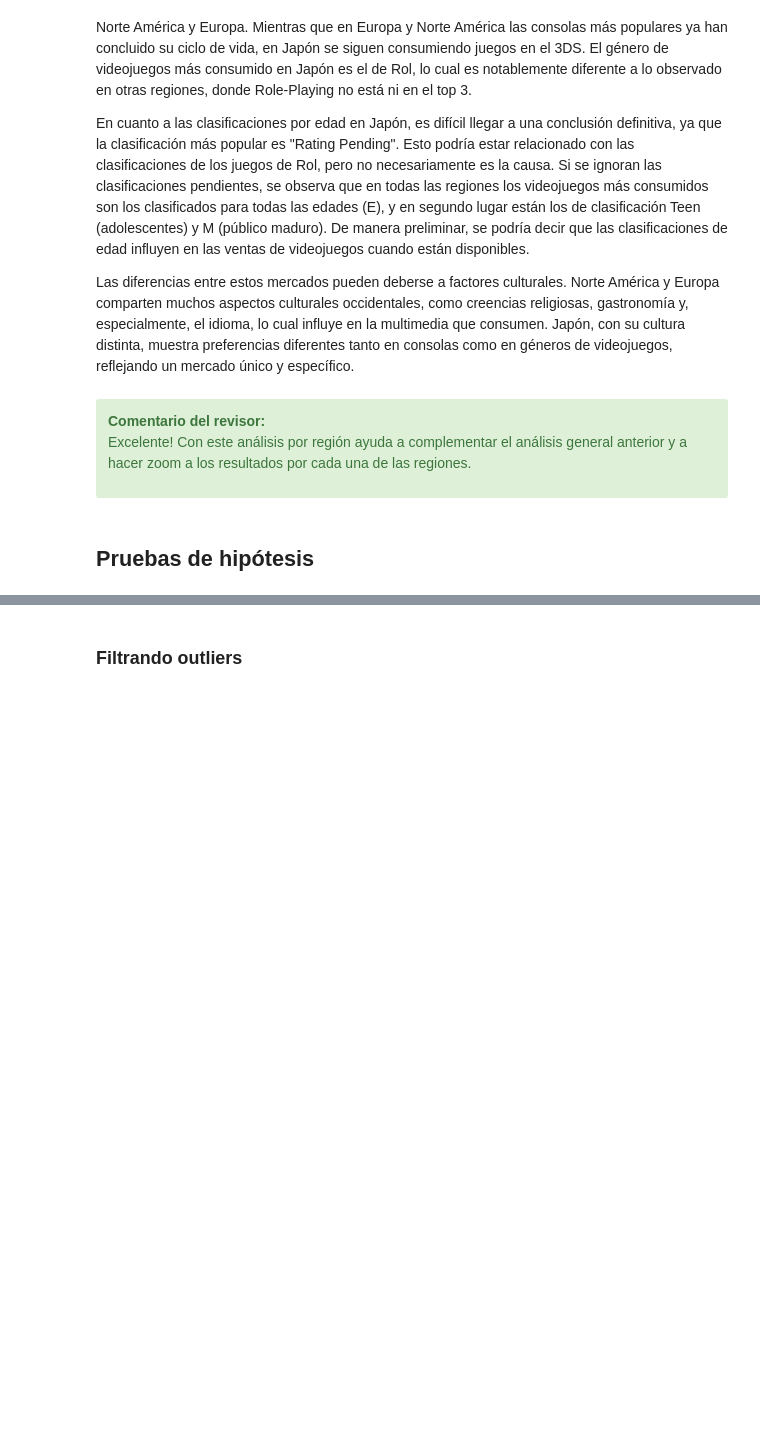
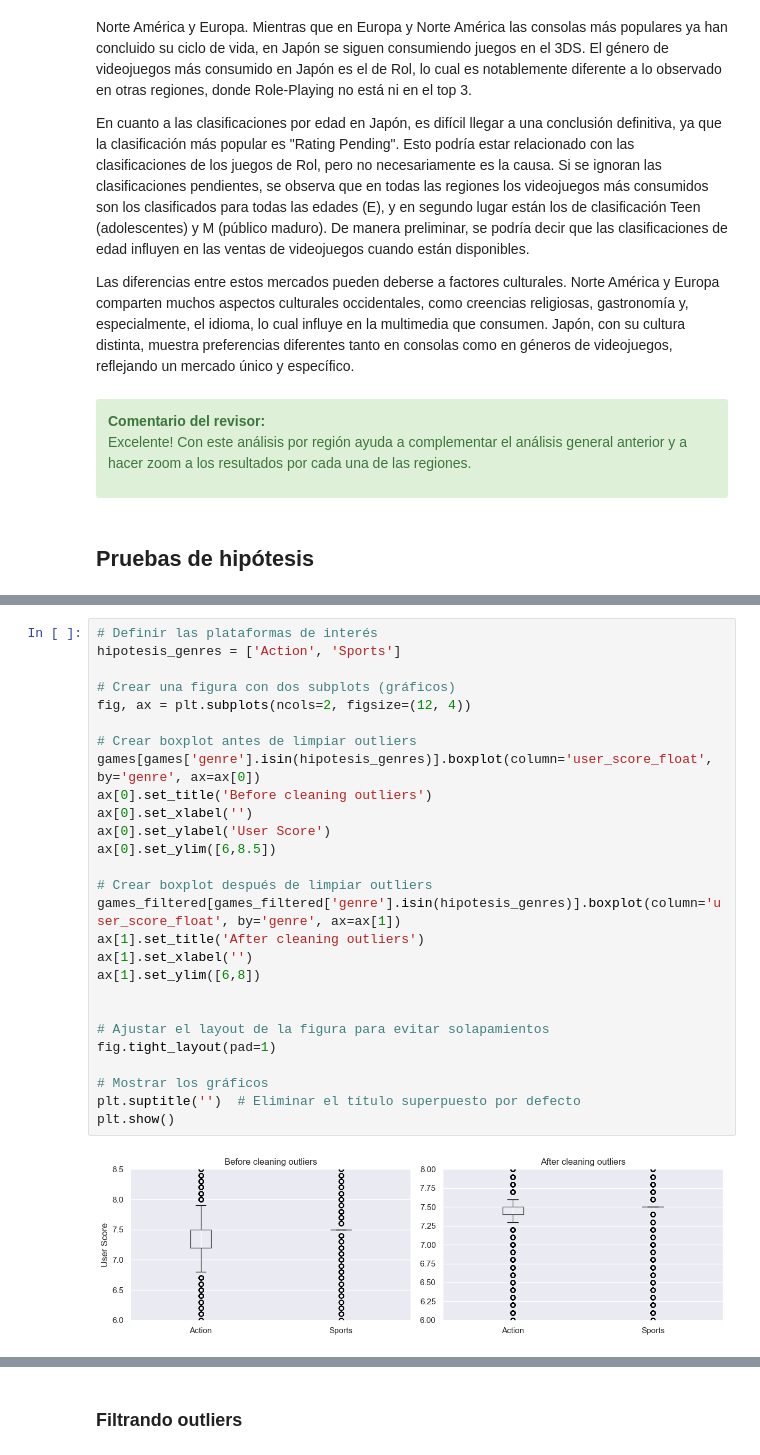
Before and after one commit to enzolozag/videogames_ttp, a Jupyter notebook: notebooks/sprint6_proyect.ipynb, the cells around one changed output, grey strips where cells are left out. Saved outputs shown, nothing was run; the diff lists cells and outputs as text; blank space fills up the shorter version.

```diff
--- a/notebooks/sprint6_proyect.ipynb
+++ b/notebooks/sprint6_proyect.ipynb
@@ -1703,0 +1755,29 @@ print(games.shape, no_outliers_games.shape, games.shape[0] - no_outliers_games.s
+# %%
+# Definir las plataformas de interés
+hipotesis_genres = ['Action', 'Sports']
+
+# Crear una figura con dos subplots (gráficos)
+fig, ax = plt.subplots(ncols=2, figsize=(12, 4))
+
+# Crear boxplot antes de limpiar outliers
+games[games['genre'].isin(hipotesis_genres)].boxplot(column='user_score_float', by='genre', ax=ax[0])
+ax[0].set_title('Before cleaning outliers')
+ax[0].set_xlabel('')
+ax[0].set_ylabel('User Score')
+ax[0].set_ylim([6,8.5])
+
+# Crear boxplot después de limpiar outliers
+games_filtered[games_filtered['genre'].isin(hipotesis_genres)].boxplot(column='user_score_float', by='genre', ax=ax[1])
+ax[1].set_title('After cleaning outliers')
+ax[1].set_xlabel('')
+ax[1].set_ylim([6,8])
+
+
+# Ajustar el layout de la figura para evitar solapamientos
+fig.tight_layout(pad=1)
+
+# Mostrar los gráficos
+plt.suptitle('')  # Eliminar el título superpuesto por defecto
+plt.show()
+# %% [output]
+[figure, added]
```
Also changed, not shown: parts of 11 cells of this notebook.
